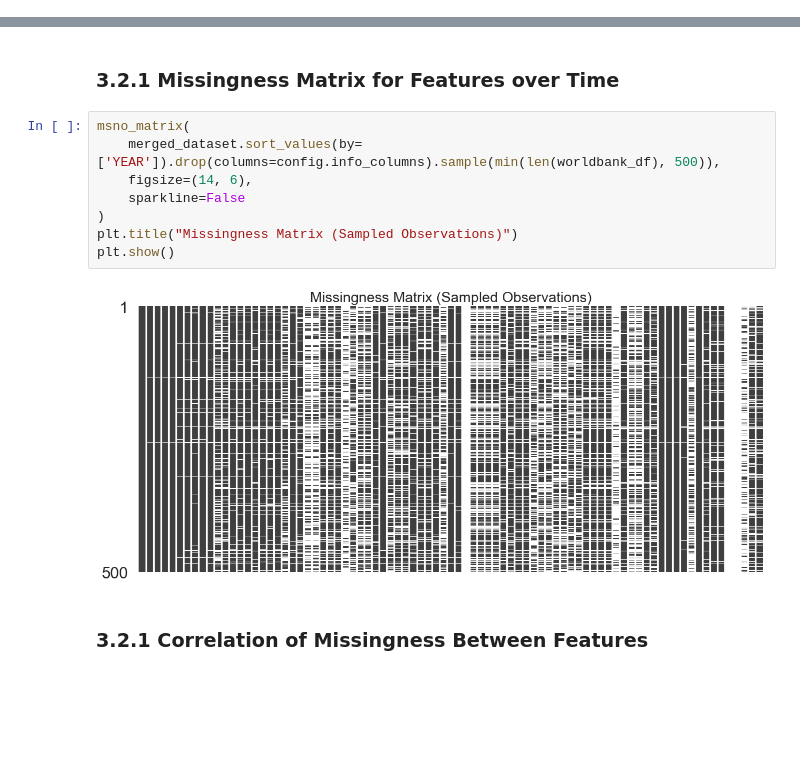
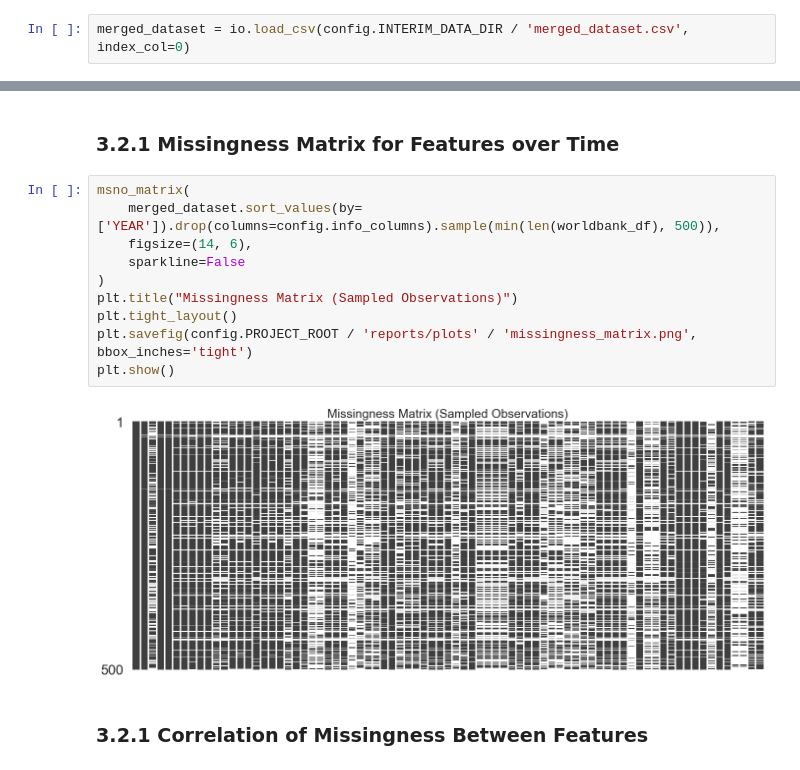
Before and after one commit to hippograndet/country_risk_rating, a Jupyter notebook: notebooks/02-Data_Integration.ipynb, the cells around one changed output, grey strips where cells are left out. Cells and saved outputs as stored; diff of their text form; blank space fills up the shorter version.

```diff
--- a/notebooks/02-Data_Integration.ipynb
+++ b/notebooks/02-Data_Integration.ipynb
@@ -177,3 +175,5 @@ sns.set_theme(style="whitegrid", context="talk")
+# %%
+merged_dataset = io.load_csv(config.INTERIM_DATA_DIR / 'merged_dataset.csv', index_col=0)
 # %% [markdown]
 ## 3.1 - Overview
 # %%
@@ -232,13 +234,15 @@ plt.show()
 # %%
 msno_matrix(
     merged_dataset.sort_values(by=['YEAR']).drop(columns=config.info_columns).sample(min(len(worldbank_df), 500)),
     figsize=(14, 6),
     sparkline=False
 )
 plt.title("Missingness Matrix (Sampled Observations)")
+plt.tight_layout()
+plt.savefig(config.PROJECT_ROOT / 'reports/plots' / 'missingness_matrix.png', bbox_inches='tight')
 plt.show()
 # %% [output]
-[figure, old version]
+[figure, new version]
 # %% [markdown]
 ### 3.2.1 Correlation of Missingness Between Features
 # %%
```
Also changed, not shown: parts of 8 cells of this notebook, 23 other files.
